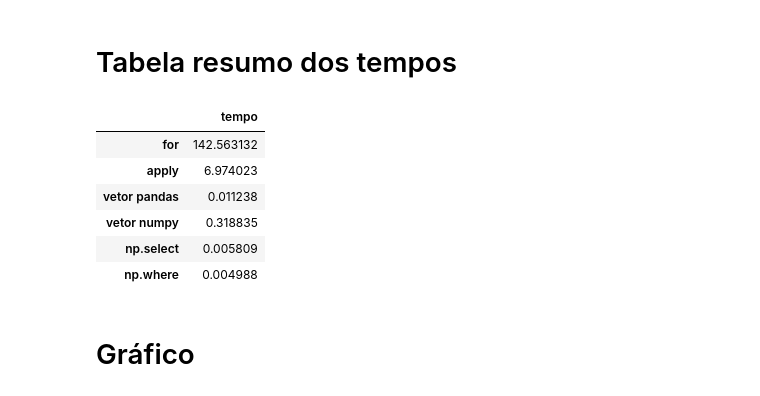
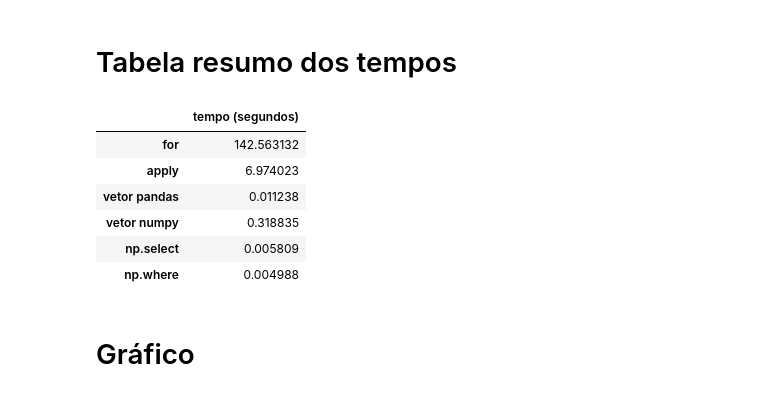
Before and after one commit to jrodrigotico/apply-for, a Jupyter notebook: script_completo.ipynb, the cells around one changed output. Drawn from its saved outputs; the diff is of its cells as text; code cells hidden in the pictures.

```diff
--- a/script_completo.ipynb
+++ b/script_completo.ipynb
@@ -240,10 +240,10 @@ Name: count, dtype: int64
 # %% [markdown]
 # Tabela resumo dos tempos
 # %%
-tabela_tempo = pd.DataFrame({'tempo':tempo}, index =['for', 'apply', 'vetor pandas','vetor numpy', 'np.select','np.where'])
+tabela_tempo = pd.DataFrame({'tempo (segundos)':tempo}, index =['for', 'apply', 'vetor pandas','vetor numpy', 'np.select','np.where'])
 tabela_tempo
 # %% [output]
-|  | tempo |
+|  | tempo (segundos) |
 | for | 142.563132 |
 | apply | 6.974023 |
 | vetor pandas | 0.011238 |
```
